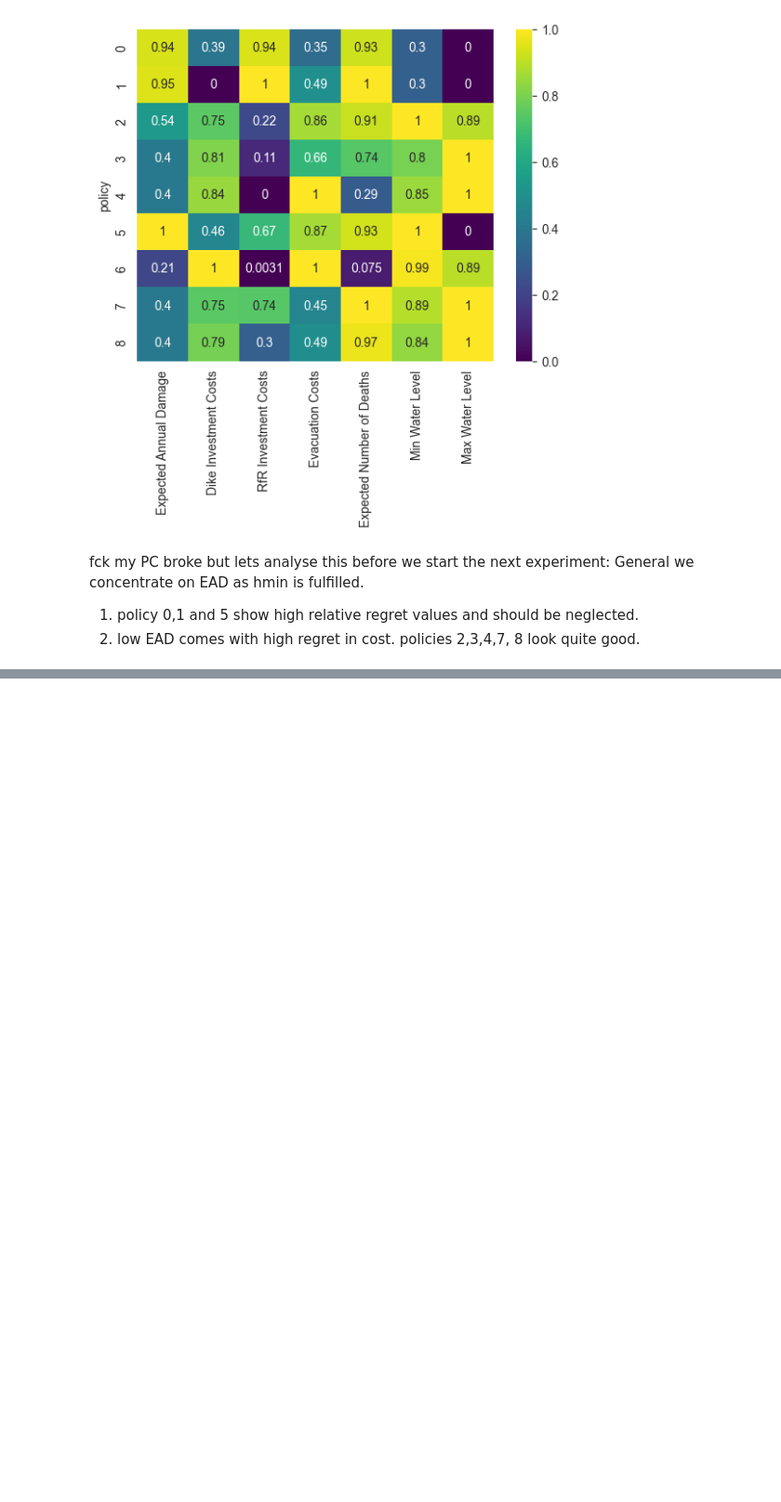
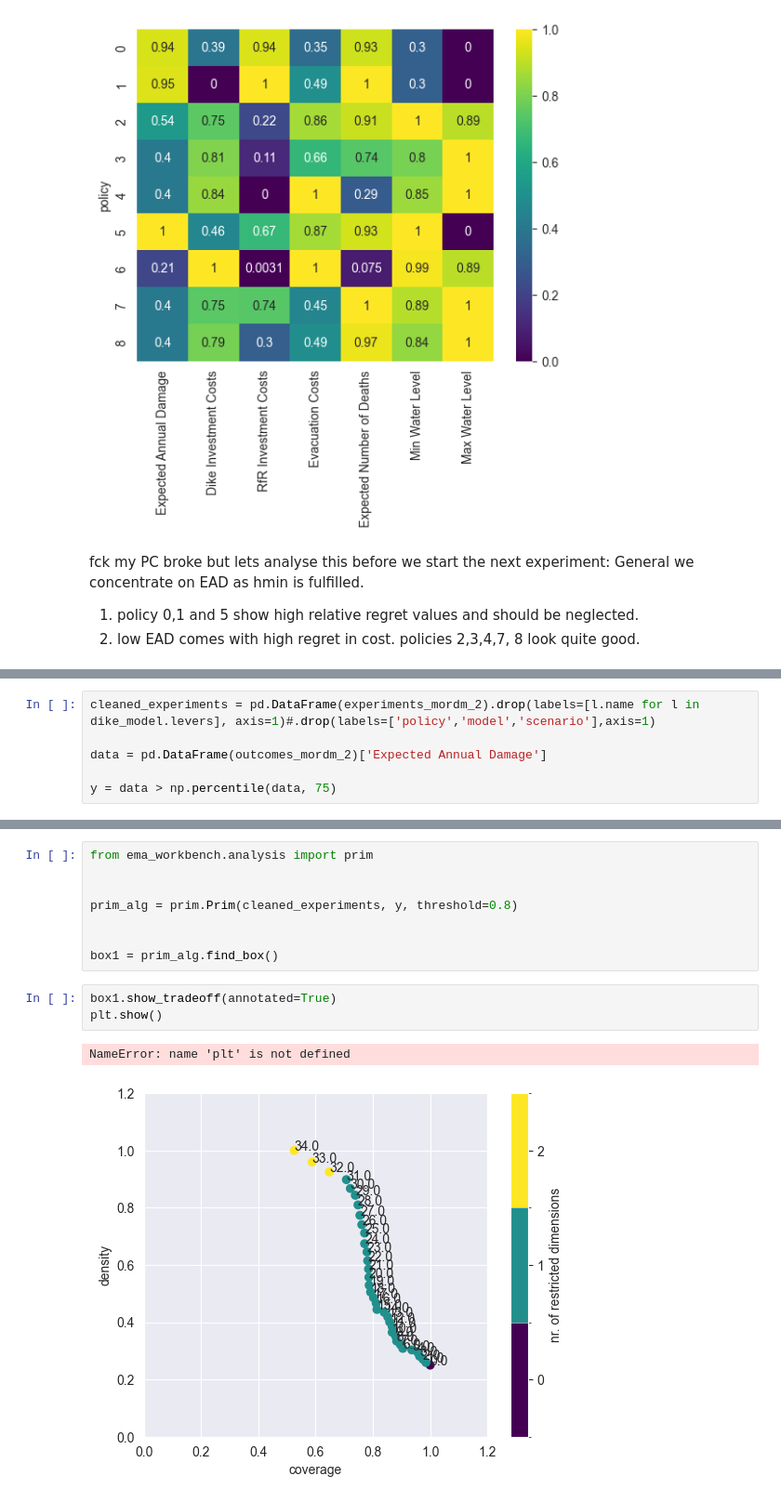
Before and after one commit to florihu/MBDM_Group5, a Jupyter notebook: MORDM.ipynb, the cells around one changed output, grey strips where cells are left out. Shown at 93% size. Drawn from its saved outputs; the diff is of its cells as text; blank space fills up the shorter version.

```diff
--- a/MORDM.ipynb
+++ b/MORDM.ipynb
@@ -320,0 +376,6 @@ General we concentrate on EAD as hmin is fulfilled.
+# %%
+cleaned_experiments = pd.DataFrame(experiments_mordm_2).drop(labels=[l.name for l in dike_model.levers], axis=1)#.drop(labels=['policy','model','scenario'],axis=1)
+
+data = pd.DataFrame(outcomes_mordm_2)['Expected Annual Damage']
+
+y = data > np.percentile(data, 75)
@@ -320,0 +395,14 @@ General we concentrate on EAD as hmin is fulfilled.
+# %%
+from ema_workbench.analysis import prim
+
+
+prim_alg = prim.Prim(cleaned_experiments, y, threshold=0.8)
+
+
+box1 = prim_alg.find_box()
+# %%
+box1.show_tradeoff(annotated=True)
+plt.show()
+# %% [output]
+NameError: name 'plt' is not defined
+[figure, added]
```
Also changed, not shown: parts of 16 cells of this notebook, 28 other files.
